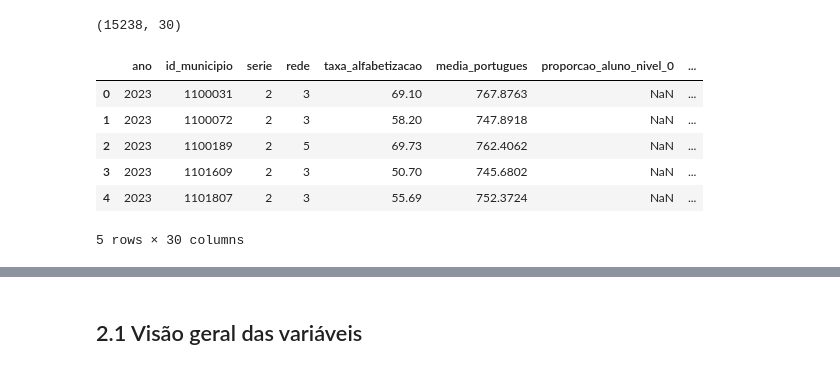
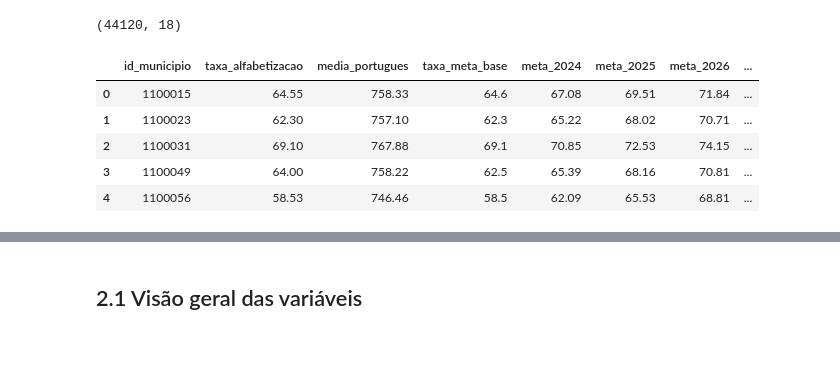
Before and after one commit to gabi-lopes/1IAST-Tech-Challenge-Fase3, a Jupyter notebook: notebooks/02_eda.ipynb, the cells around one changed output, grey strips where cells are left out. Drawn from its saved outputs; the diff is of its cells as text; code cells hidden in the pictures.

```diff
--- a/notebooks/02_eda.ipynb
+++ b/notebooks/02_eda.ipynb
@@ -5,19 +34,20 @@ Carregamos a Gold que o notebook 01 gerou e exploramos distribuições, padrões
 # %%
 import pandas as pd
 import matplotlib.pyplot as plt
 import seaborn as sns
 
 sns.set_theme(style="whitegrid")
 
-gold = pd.read_parquet("../data/gold/gold_indicador_municipio.parquet")
+gold = pd.read_parquet("../data/gold/indicador_municipio.parquet")
+gold["id_municipio"] = gold["id_municipio"].astype("int64")
+
 print(gold.shape)
 gold.head()
 # %% [output]
-(15238, 30)
+(44120, 18)
-|  | ano | id_municipio | serie | rede | taxa_alfabetizacao | media_portugues | proporcao_aluno_nivel_0 | ... |
-| 0 | 2023 | 1100031 | 2 | 3 | 69.10 | 767.8763 | NaN | ... |
-| 1 | 2023 | 1100072 | 2 | 3 | 58.20 | 747.8918 | NaN | ... |
-| 2 | 2023 | 1100189 | 2 | 5 | 69.73 | 762.4062 | NaN | ... |
-| 3 | 2023 | 1101609 | 2 | 3 | 50.70 | 745.6802 | NaN | ... |
-| 4 | 2023 | 1101807 | 2 | 3 | 55.69 | 752.3724 | NaN | ... |
+|  | id_municipio | taxa_alfabetizacao | media_portugues | taxa_meta_base | meta_2024 | meta_2025 | meta_2026 | ... |
+| 0 | 1100015 | 64.55 | 758.33 | 64.6 | 67.08 | 69.51 | 71.84 | ... |
+| 1 | 1100023 | 62.30 | 757.10 | 62.3 | 65.22 | 68.02 | 70.71 | ... |
+| 2 | 1100031 | 69.10 | 767.88 | 69.1 | 70.85 | 72.53 | 74.15 | ... |
+| 3 | 1100049 | 64.00 | 758.22 | 62.5 | 65.39 | 68.16 | 70.81 | ... |
+| 4 | 1100056 | 58.53 | 746.46 | 58.5 | 62.09 | 65.53 | 68.81 | ... |
-5 rows × 30 columns
```
Also changed, not shown: parts of 21 cells of this notebook.
